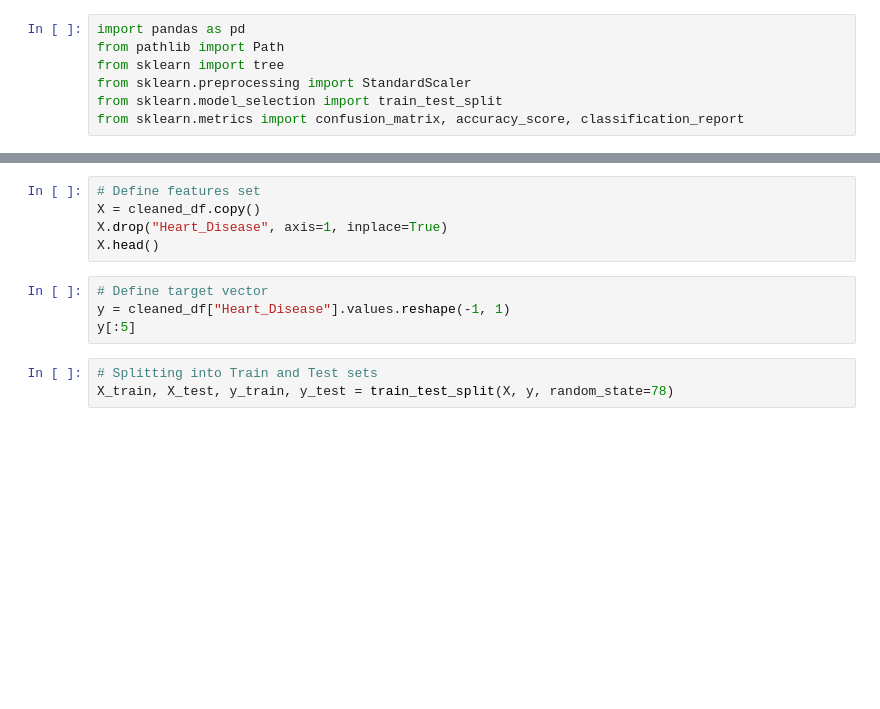
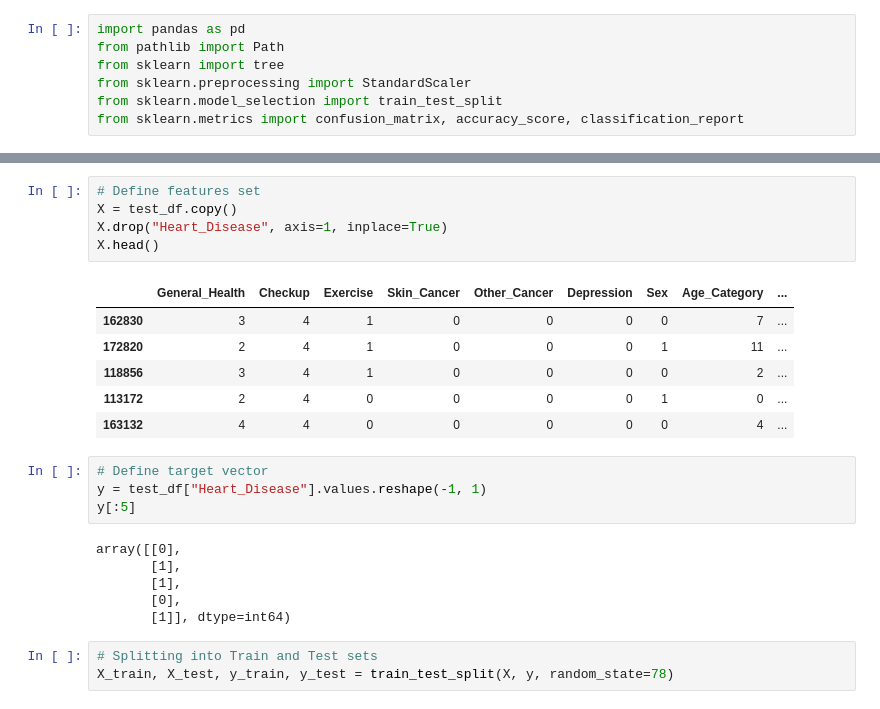
Before and after one commit to andrew-m-g/project_4, a Jupyter notebook: Decision_tree_model.ipynb, the cells around one changed output, grey strips where cells are left out. Saved outputs shown, nothing was run; the diff lists cells and outputs as text; blank space fills up the shorter version.

```diff
--- a/Decision_tree_model.ipynb
+++ b/Decision_tree_model.ipynb
@@ -13,12 +42,25 @@ cleaned_df.head()
 # %%
 # Define features set
-X = cleaned_df.copy()
+X = test_df.copy()
 X.drop("Heart_Disease", axis=1, inplace=True)
 X.head()
+# %% [output]
+|  | General_Health | Checkup | Exercise | Skin_Cancer | Other_Cancer | Depression | Sex | Age_Category | ... |
+| 162830 | 3 | 4 | 1 | 0 | 0 | 0 | 0 | 7 | ... |
+| 172820 | 2 | 4 | 1 | 0 | 0 | 0 | 1 | 11 | ... |
+| 118856 | 3 | 4 | 1 | 0 | 0 | 0 | 0 | 2 | ... |
+| 113172 | 2 | 4 | 0 | 0 | 0 | 0 | 1 | 0 | ... |
+| 163132 | 4 | 4 | 0 | 0 | 0 | 0 | 0 | 4 | ... |
 # %%
 # Define target vector
-y = cleaned_df["Heart_Disease"].values.reshape(-1, 1)
+y = test_df["Heart_Disease"].values.reshape(-1, 1)
 y[:5]
+# %% [output]
+array([[0],
+       [1],
+       [1],
+       [0],
+       [1]], dtype=int64)
 # %%
 # Splitting into Train and Test sets
 X_train, X_test, y_train, y_test = train_test_split(X, y, random_state=78)
```
Also changed, not shown: parts of 17 cells of this notebook, 1 other file.
